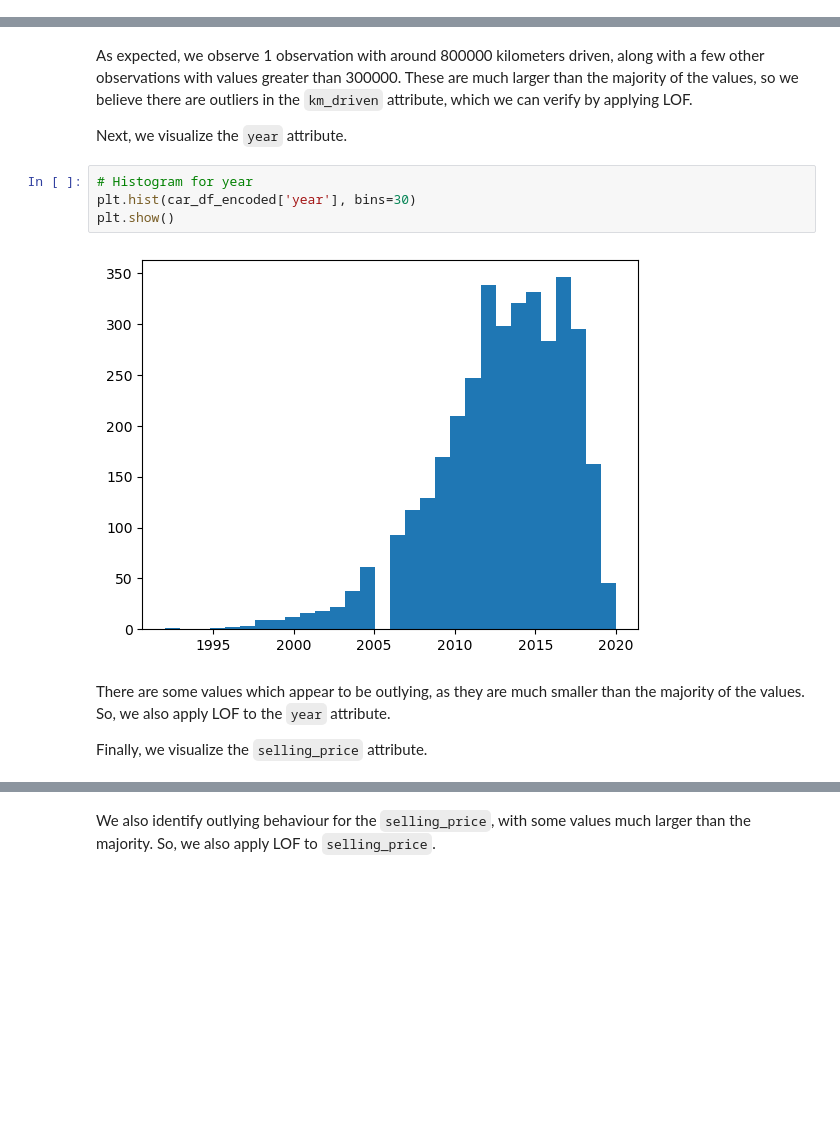
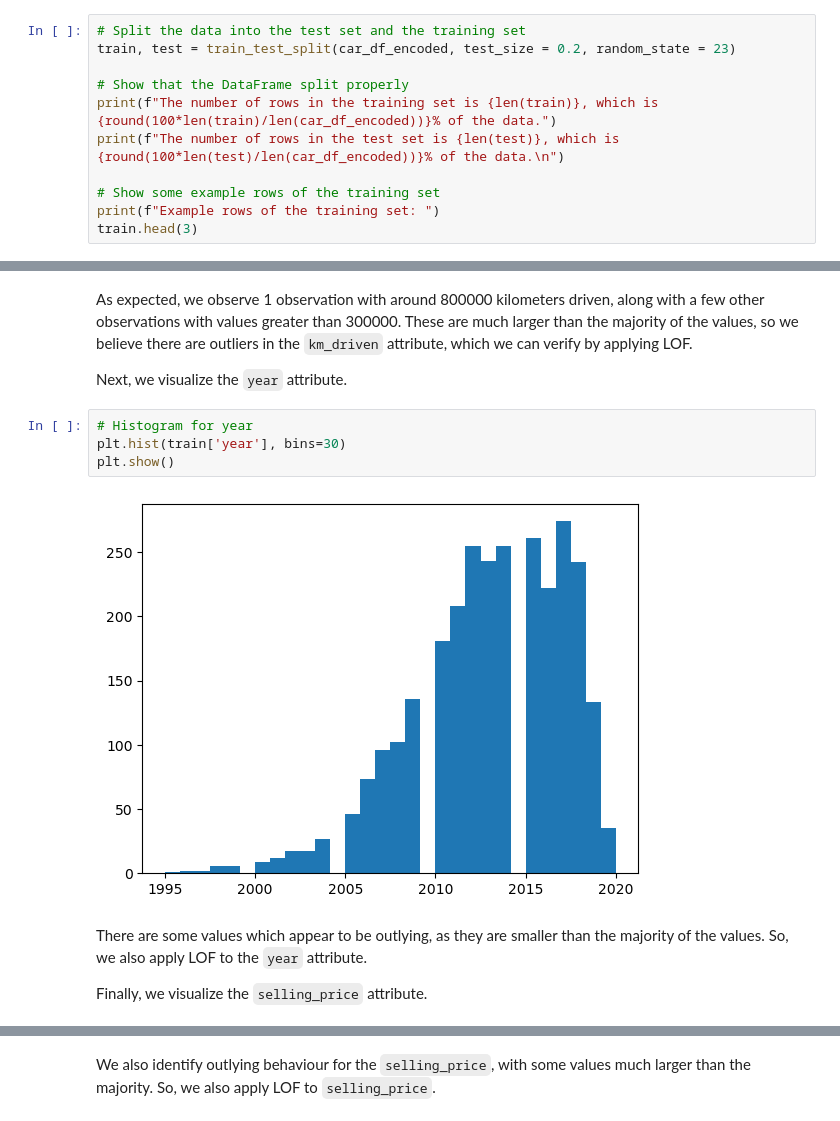
Before and after one commit to Natasa127/CSI4142-A3, a Jupyter notebook: Regression.ipynb, the cells around one changed output, grey strips where cells are left out. Saved outputs shown, nothing was run; the diff lists cells and outputs as text; blank space fills up the shorter version.

```diff
--- a/Regression.ipynb
+++ b/Regression.ipynb
@@ -357,0 +350,11 @@ X_train, X_test, y_train, y_test = train_test_split(X, y, test_size = 0.2, rando
+# %%
+# Split the data into the test set and the training set
+train, test = train_test_split(car_df_encoded, test_size = 0.2, random_state = 23)
+
+# Show that the DataFrame split properly
+print(f"The number of rows in the training set is {len(train)}, which is {round(100*len(train)/len(car_df_encoded))}% of the data.")
+print(f"The number of rows in the test set is {len(test)}, which is {round(100*len(test)/len(car_df_encoded))}% of the data.\n")
+
+# Show some example rows of the training set
+print(f"Example rows of the training set: ")
+train.head(3)
@@ -381,12 +393,12 @@ As expected, we observe 1 observation with around 800000 kilometers driven, alon
 Next, we visualize the `year` attribute.
 # %%
 # Histogram for year
-plt.hist(car_df_encoded['year'], bins=30)
+plt.hist(train['year'], bins=30)
 plt.show()
 # %% [output]
-[figure, old version]
+[figure, new version]
 # %% [markdown]
-There are some values which appear to be outlying, as they are much smaller than the majority of the values. So, we also apply LOF to the `year` attribute.
+There are some values which appear to be outlying, as they are smaller than the majority of the values. So, we also apply LOF to the `year` attribute.
 
 Finally, we visualize the `selling_price` attribute.
 # %%
```
Also changed, not shown: parts of 23 cells of this notebook.
